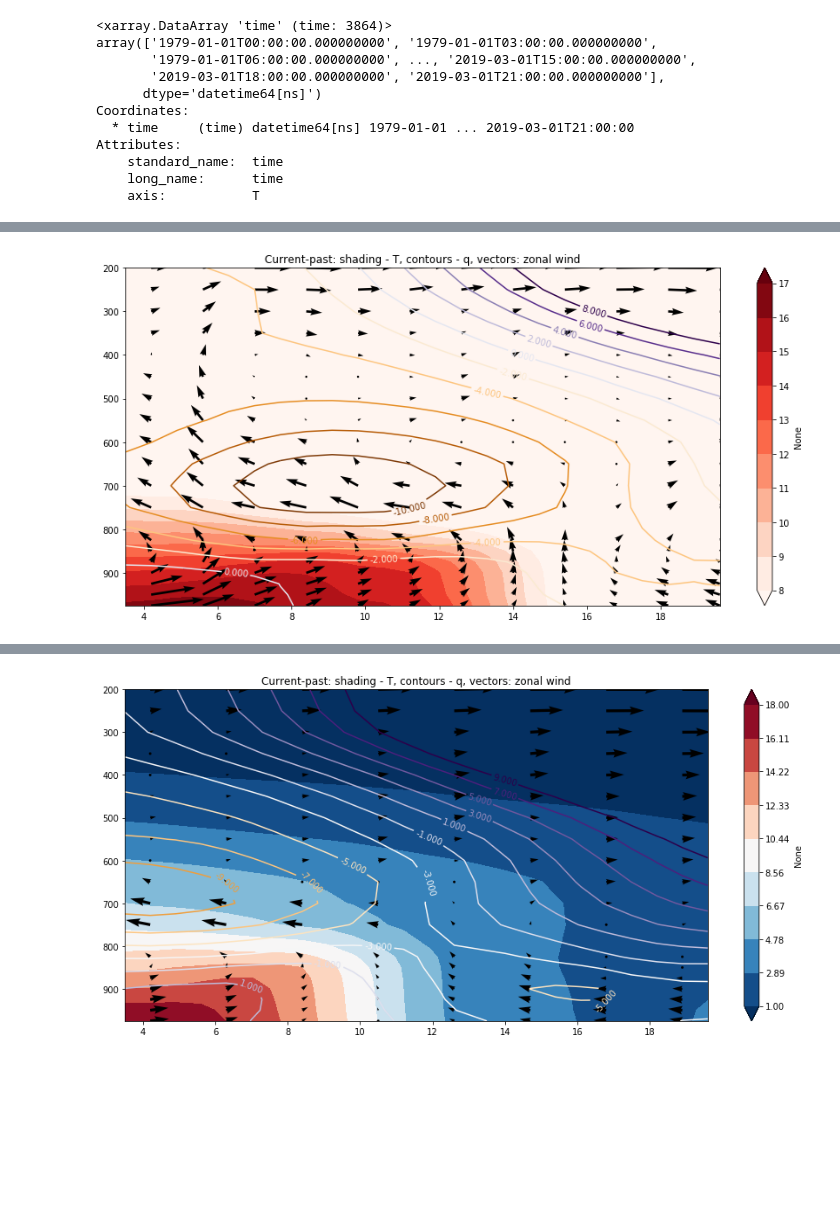
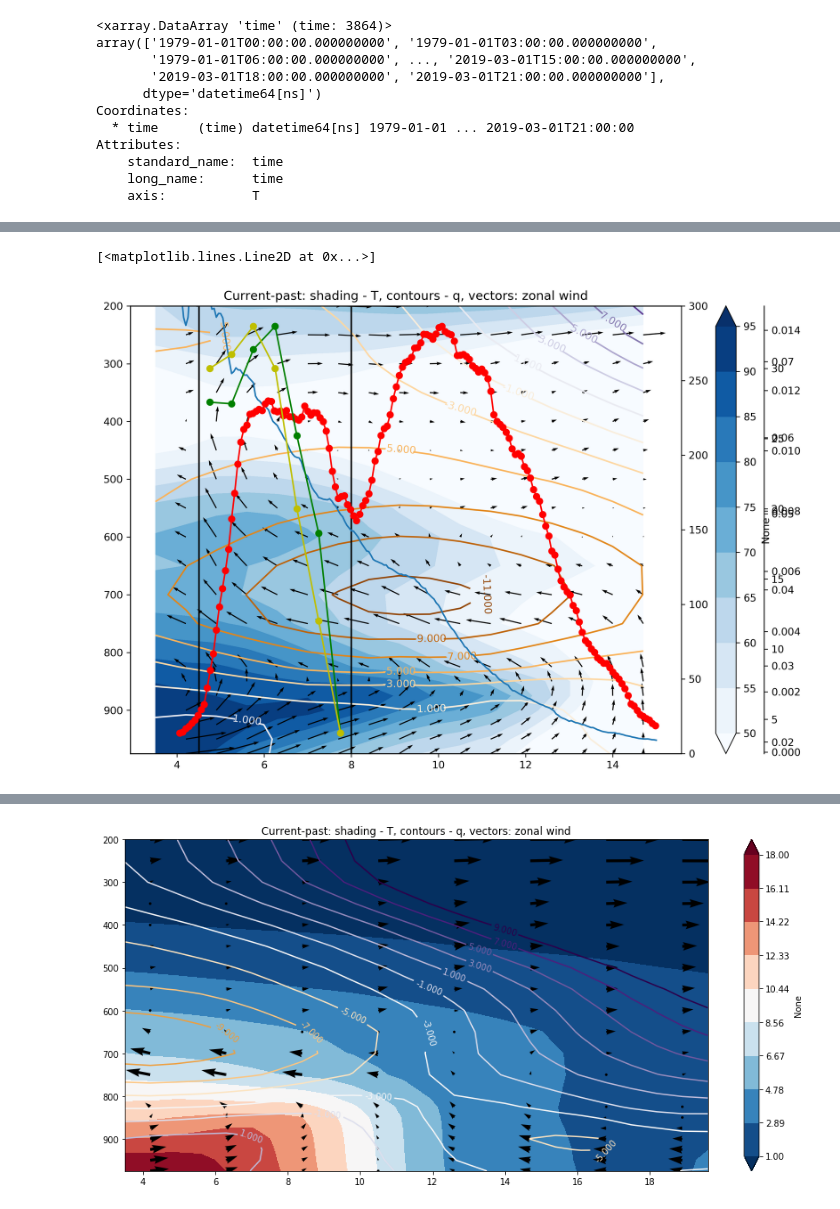
Before and after one commit to cornkle/proj_CEH, a Jupyter notebook: notebooks/CLOVER_crossSection_March_Oct.ipynb, the cells around one changed output, grey strips where cells are left out. Saved outputs shown, nothing was run; the diff lists cells and outputs as text; code cells hidden in the pictures; blank space fills up the shorter version.

```diff
--- a/notebooks/CLOVER_crossSection_March_Oct.ipynb
+++ b/notebooks/CLOVER_crossSection_March_Oct.ipynb
@@ -73,0 +62,9 @@ for k in era_oct.keys():
+# %%
+chirps = xr.open_mfdataset(cnst.CHIRPS_MONTHLY + "*.nc", concat_dim='time',autoclose=True)
+chirps = uda.flip_lat(chirps)
+chov = chirps.sel(lat=slice(4,15), lon=slice(-10,10)).groupby('time.month').mean('time').mean('lon')
+# %%
+ar = xr.open_dataarray(cnst.GRIDSAT + 'aggs/WAbox_meanT-50_hov_5000km2.nc')
+mean = ar.mean('year')
+ar70 = xr.open_dataset(cnst.GRIDSAT + 'aggs/gridsat_WA_-70_monthly_mean_5000km2.nc')
+ar70 = ar70['tir'].sel(lon=slice(-10,10), lat=slice(4,15)).groupby('time.month').mean('time').mean('lon')
@@ -73,0 +107,2 @@ for k in era_oct.keys():
+# %%
+obs_gpm = obs_gpm[(obs_gpm.lon>=-10)&(obs_gpm.lon<=10)]
@@ -74,9 +150,8 @@ for k in era_oct.keys():
 # %%
 ## a clean way of plotting - use matplotlib functions directly:
 
-def draw_cross(data, lon, lat, title=None,  mask_sig=None, quiver=None, contour=None, cbar_label=None, twinx=None, **kwargs):
-    f=plt.figure(figsize=(15,7))  # this opens a plot window
-    ax = f.add_subplot(111)  # this opens a new plot axis
+def draw_cross(ax, data, lon, lat, title=None,  mask_sig=None, quiver=None, contour=None, cbar_label=None, twinx=None, **kwargs):
+
     mapp = ax.contourf(lon, lat, data, **kwargs, extend='both')  # this is the actual plot
     plt.gca().invert_yaxis()
     if mask_sig is not None:
@@ -84,7 +159,7 @@ def draw_cross(data, lon, lat, title=None,  mask_sig=None, quiver=None, contour=
                      levels=[0.5, 1], linewidth=0.1)
 
     if quiver is not None:
-        qu = ax.quiver(quiver['x'], quiver['y'], quiver['u'], quiver['v'], scale=quiver['scale'])
+        qu = ax.quiver(quiver['x'], quiver['y'], quiver['u'], quiver['v'], scale=quiver['scale'], width=0.002)
 
     if contour is not None:
         cs = ax.contour(contour['x'], contour['y'], contour['data'], levels=contour['levels'], cmap=contour['cmap'] )
@@ -99,7 +174,6 @@ def draw_cross(data, lon, lat, title=None,  mask_sig=None, quiver=None, contour=
     plt.title(title)
     cbar = plt.colorbar(mapp)  # adds colorbar
     cbar.set_label(cbar_label)
-    plt.show()
 # %%
 era_pl['ymonth'] = ('time', [str(m)+'-'+str(h) for (m,h) in zip(era_pl['time.month'].values,era_pl['time.hour'].values)])
 grouped='ymonth'
@@ -131,22 +290,48 @@ ccross_oct = cross_oct.mean('longitude')
 # %%
+
+f=plt.figure(figsize=(12,8), dpi=300)  # this opens a plot window
+
+ax = f.add_subplot(111)
+
 # "current zonal wind" wind vectors
 vano = ccross_oct['v']
 wano = ccross_oct['w']*(-10)  # multiplied by 10 since vertical component is very small compared to horizontal one
-st=2
+st=1
 sarrow = 1
-xquiv = ccross_march.latitude[sarrow::st]
-yquiv = ccross_march.level
+xquiv = ccross_oct.latitude[sarrow::st]
+yquiv = ccross_oct.level
 
 uu = (vano)[::, sarrow::st]
 ww = (wano)[::, sarrow::st]
 
 qin = {'x' : xquiv, 'y' : yquiv, 'u' : uu, 'v' : ww, 'scale' : 30}
 
 # temperature and moisture check
 data = (ccross_oct['u'])
-data2 = ccross_oct['q']*1000
-contour = {'data' : data, 'x' : ccross_oct.latitude, 'y' : ccross_oct.level, 'levels' : np.arange(-10,10,2), 'cmap' : 'PuOr'}
-draw_cross(data2, ccross_oct.latitude, ccross_oct.level, cmap='Reds',
-           levels=np.linspace(8,17,10), quiver=qin, contour=contour, title='Current-past: shading - T, contours - q, vectors: zonal wind')
+data2 = ccross_oct['r']
+contour = {'data' : data, 'x' : ccross_oct.latitude, 'y' : ccross_oct.level, 'levels' : [-12,-11,-9,-7,-5,-3,-1,1,3,5,7,9,11,12], 'cmap' : 'PuOr'}
+draw_cross(ax, data2, ccross_oct.latitude, ccross_oct.level, cmap='Blues',
+           levels=np.arange(50,100,5), quiver=qin, contour=contour, title='Current-past: shading - T, contours - q, vectors: zonal wind')
+
+
+plt.axvline(x=4.5, color='k')
+plt.axvline(x=8, color='k')
+
+ax1 = ax.twinx()
+ax1.plot(cross_prcp_oct.lat, cross_prcp_oct['precip'].values)
+ax1.set_ylim(0,300)
+
+ax2 = ax.twinx()
+ax2.spines["right"].set_position(("axes", 1.15))
+ax2.plot(cross_70_oct.lat,cross_70_oct.values, '-ro')
+
+ax3 = ax.twinx()
+ax3.spines["right"].set_position(("axes", 1.15))
+ax3.plot(latbin,ext_frac_o, '-go')
+
+ax4 = ax.twinx()
+ax4.spines["right"].set_position(("axes", 1.15))
+ax4.plot(latbin,ext_abs_o, '-yo')
 # %% [output]
+[<matplotlib.lines.Line2D at 0x...>]
-[figure, old version]
+[figure, new version]
```
Also changed, not shown: parts of 17 cells of this notebook, 9 other files.
